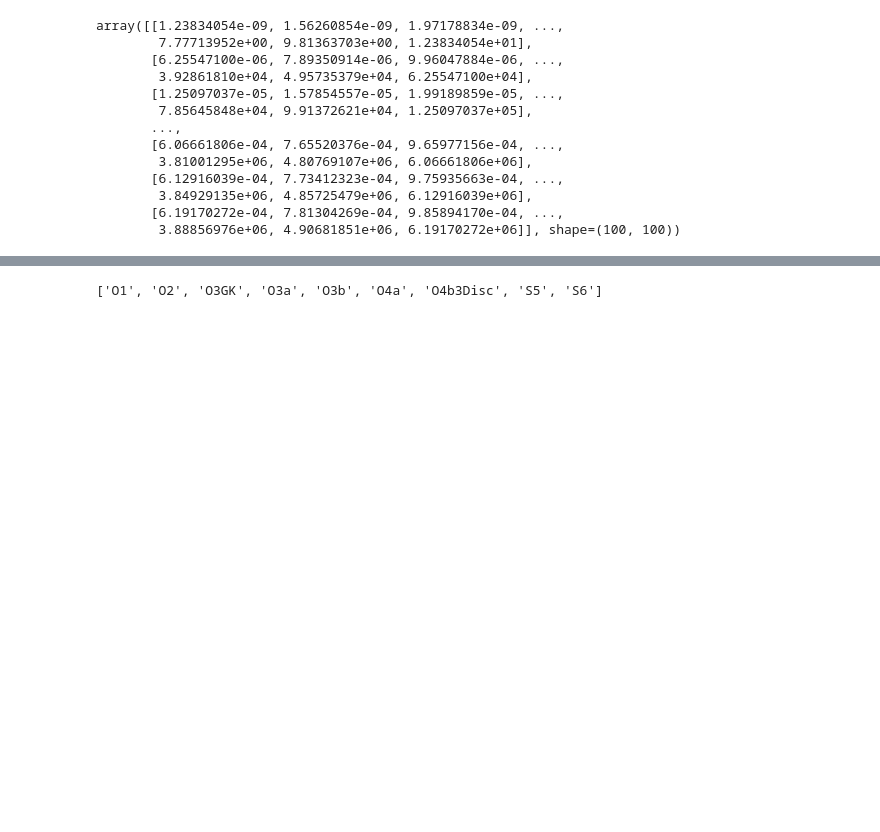
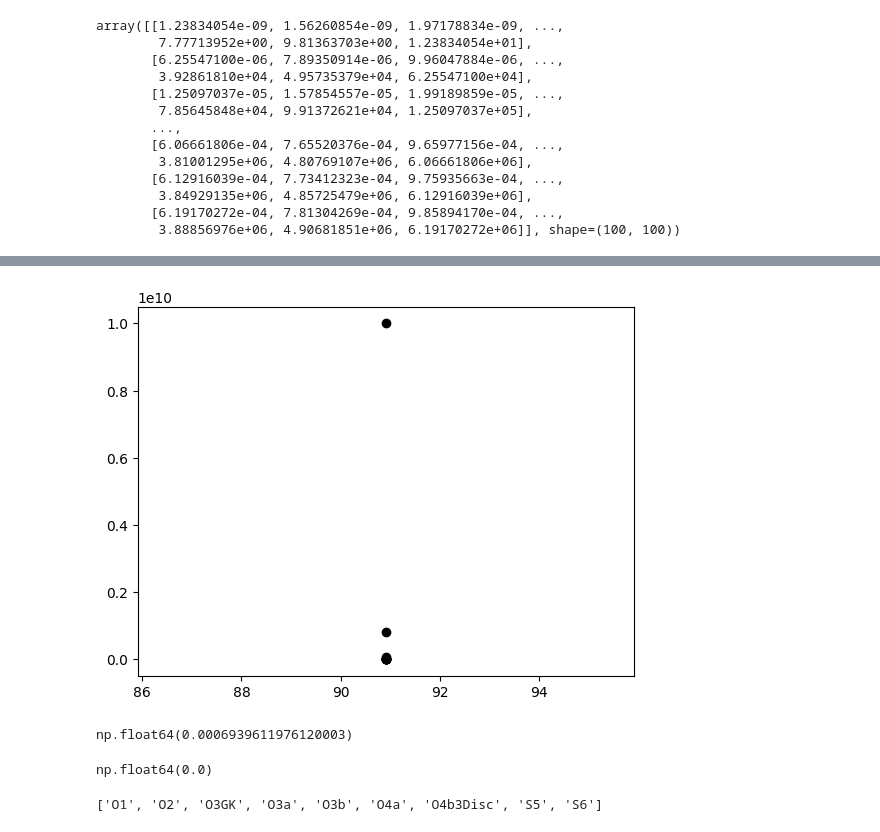
Before and after one commit to rspagn/personal, a Jupyter notebook: eikonal.ipynb, the cells around one changed output, grey strips where cells are left out. Cells and saved outputs as stored; diff of their text form; code cells hidden in the pictures; blank space fills up the shorter version.

```diff
--- a/eikonal.ipynb
+++ b/eikonal.ipynb
@@ -189,3 +276,16 @@ np.meshgrid(dl_pc_range,M_range, indexing = 'ij')
+# %%
+plt.plot(f_grid[2], M_grid[3], marker='o', color='k', linestyle='none')
+plt.show()
+# %% [output]
+[figure, added]
+# %%
+omega_grid[1][1]
+# %% [output]
+np.float64(0.0006939611976120003)
+# %%
+mm
+# %% [output]
+np.float64(0.0)
 # %%
 from gwosc import datasets
 from gwosc.datasets import run_segment
```
Also changed, not shown: parts of 8 cells of this notebook.
